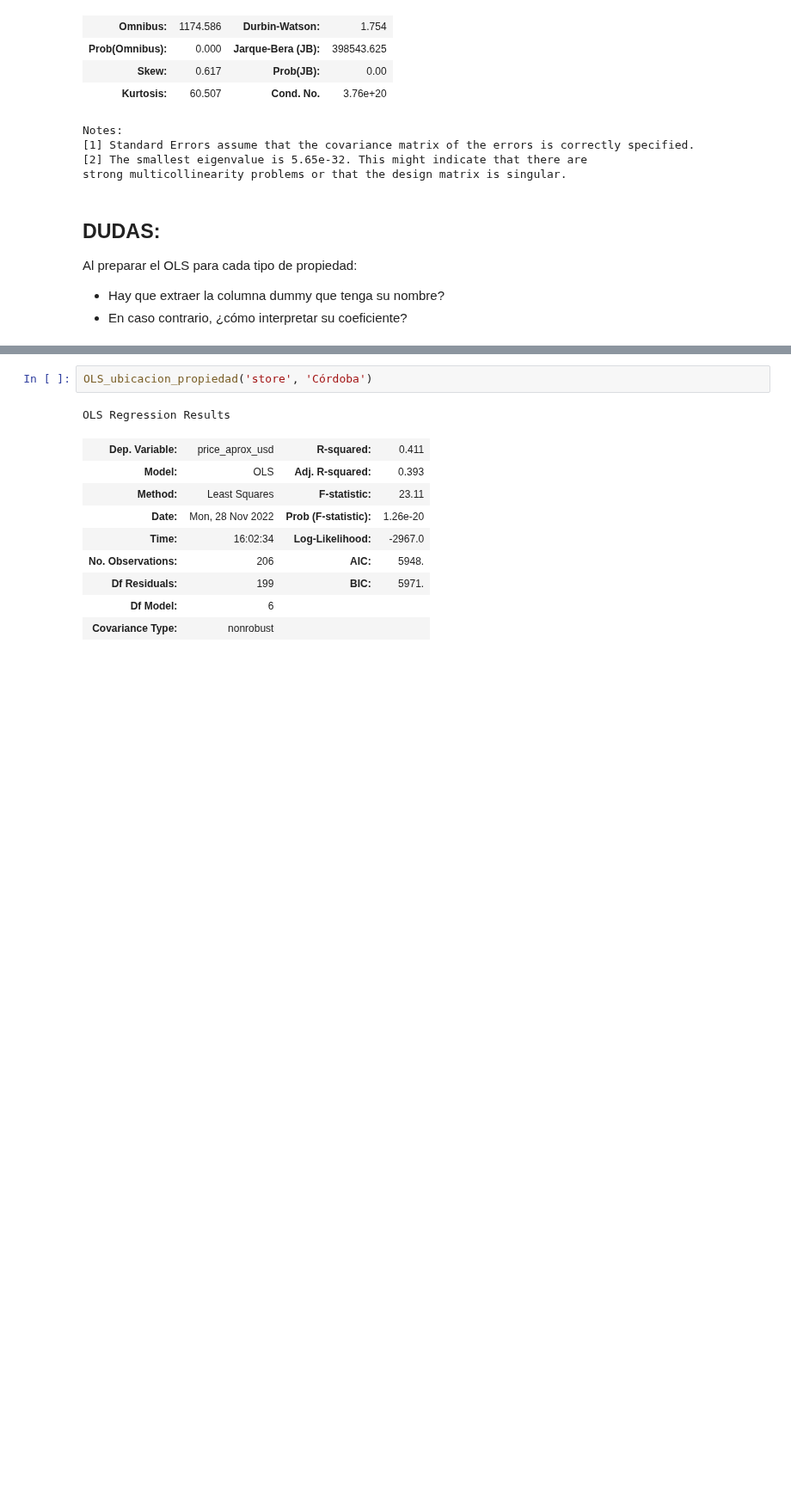
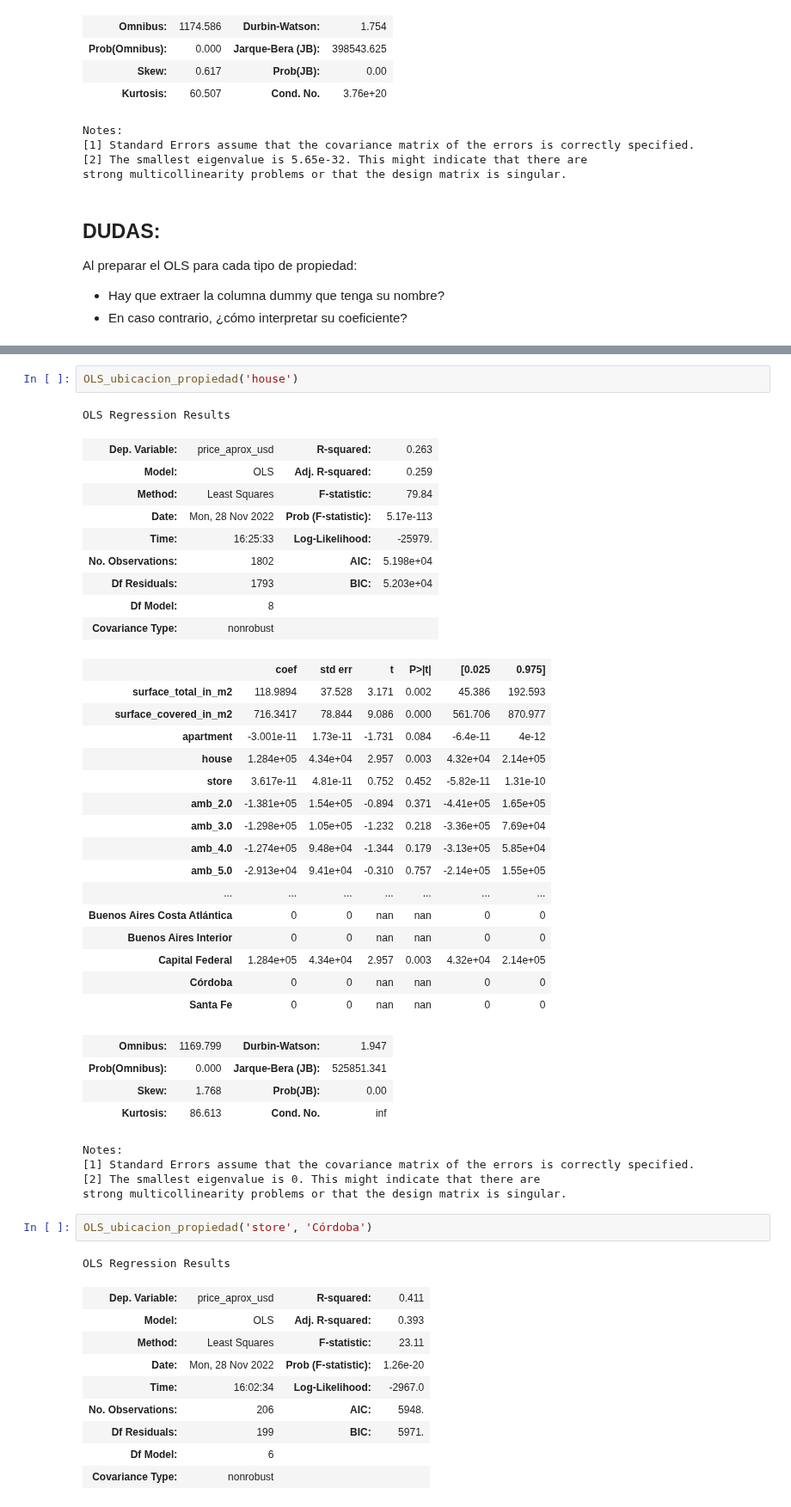
Before and after one commit to asasa293/limpieza_datos, a Jupyter notebook: TP2/TP2_MOISES.ipynb, the cells around one changed output, grey strips where cells are left out. Shown at 86% size. Cells and saved outputs as stored; diff of their text form; blank space fills up the shorter version.

```diff
--- a/TP2/TP2_MOISES.ipynb
+++ b/TP2/TP2_MOISES.ipynb
@@ -514,6 +518,43 @@ Notes:
 [1] Standard Errors assume that the covariance matrix of the errors is correctly specified.
 [2] The smallest eigenvalue is 0. This might indicate that there are
 strong multicollinearity problems or that the design matrix is singular.
+# %%
+OLS_ubicacion_propiedad('house')
+# %% [output]
+OLS Regression Results
+| Dep. Variable: | price_aprox_usd | R-squared: | 0.263 |
+| Model: | OLS | Adj. R-squared: | 0.259 |
+| Method: | Least Squares | F-statistic: | 79.84 |
+| Date: | Mon, 28 Nov 2022 | Prob (F-statistic): | 5.17e-113 |
+| Time: | 16:25:33 | Log-Likelihood: | -25979. |
+| No. Observations: | 1802 | AIC: | 5.198e+04 |
+| Df Residuals: | 1793 | BIC: | 5.203e+04 |
+| Df Model: | 8 |  |  |
+| Covariance Type: | nonrobust |  |  |
+|  | coef | std err | t | P>|t| | [0.025 | 0.975] |
+| surface_total_in_m2 | 118.9894 | 37.528 | 3.171 | 0.002 | 45.386 | 192.593 |
+| surface_covered_in_m2 | 716.3417 | 78.844 | 9.086 | 0.000 | 561.706 | 870.977 |
+| apartment | -3.001e-11 | 1.73e-11 | -1.731 | 0.084 | -6.4e-11 | 4e-12 |
+| house | 1.284e+05 | 4.34e+04 | 2.957 | 0.003 | 4.32e+04 | 2.14e+05 |
+| store | 3.617e-11 | 4.81e-11 | 0.752 | 0.452 | -5.82e-11 | 1.31e-10 |
+| amb_2.0 | -1.381e+05 | 1.54e+05 | -0.894 | 0.371 | -4.41e+05 | 1.65e+05 |
+| amb_3.0 | -1.298e+05 | 1.05e+05 | -1.232 | 0.218 | -3.36e+05 | 7.69e+04 |
+| amb_4.0 | -1.274e+05 | 9.48e+04 | -1.344 | 0.179 | -3.13e+05 | 5.85e+04 |
+| amb_5.0 | -2.913e+04 | 9.41e+04 | -0.310 | 0.757 | -2.14e+05 | 1.55e+05 |
+| ... | ... | ... | ... | ... | ... | ... |
+| Buenos Aires Costa Atlántica | 0 | 0 | nan | nan | 0 | 0 |
+| Buenos Aires Interior | 0 | 0 | nan | nan | 0 | 0 |
+| Capital Federal | 1.284e+05 | 4.34e+04 | 2.957 | 0.003 | 4.32e+04 | 2.14e+05 |
+| Córdoba | 0 | 0 | nan | nan | 0 | 0 |
+| Santa Fe | 0 | 0 | nan | nan | 0 | 0 |
+| Omnibus: | 1169.799 | Durbin-Watson: | 1.947 |
+| Prob(Omnibus): | 0.000 | Jarque-Bera (JB): | 525851.341 |
+| Skew: | 1.768 | Prob(JB): | 0.00 |
+| Kurtosis: | 86.613 | Cond. No. | inf |
+Notes:
+[1] Standard Errors assume that the covariance matrix of the errors is correctly specified.
+[2] The smallest eigenvalue is 0. This might indicate that there are
+strong multicollinearity problems or that the design matrix is singular.
 # %%
 OLS_ubicacion_propiedad('store', 'Córdoba')
 # %% [output]
```
Also changed, not shown: parts of 14 cells of this notebook.
